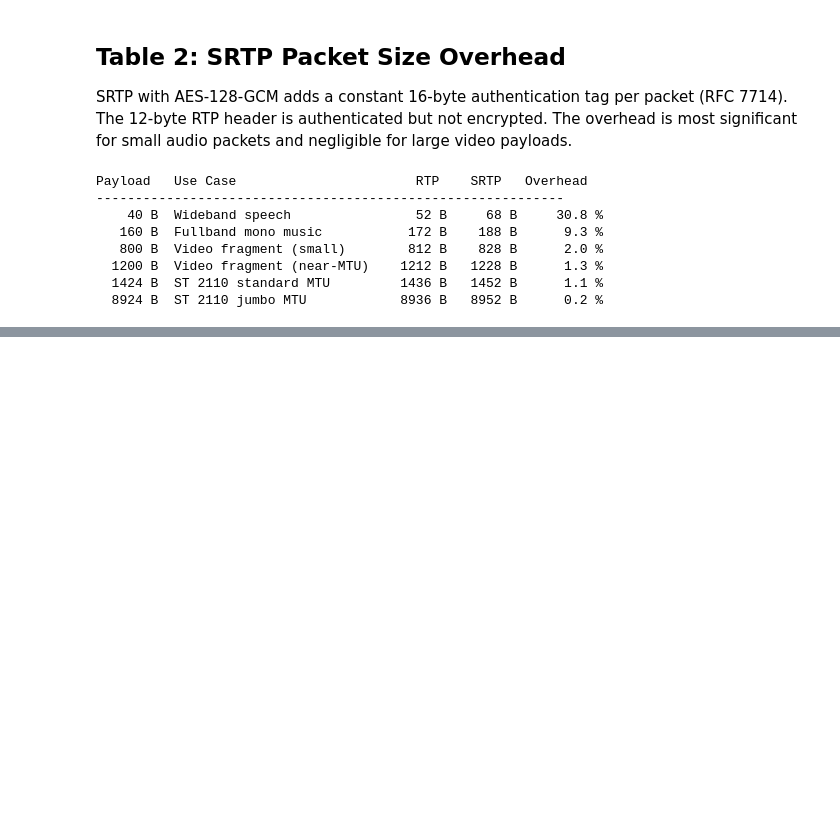
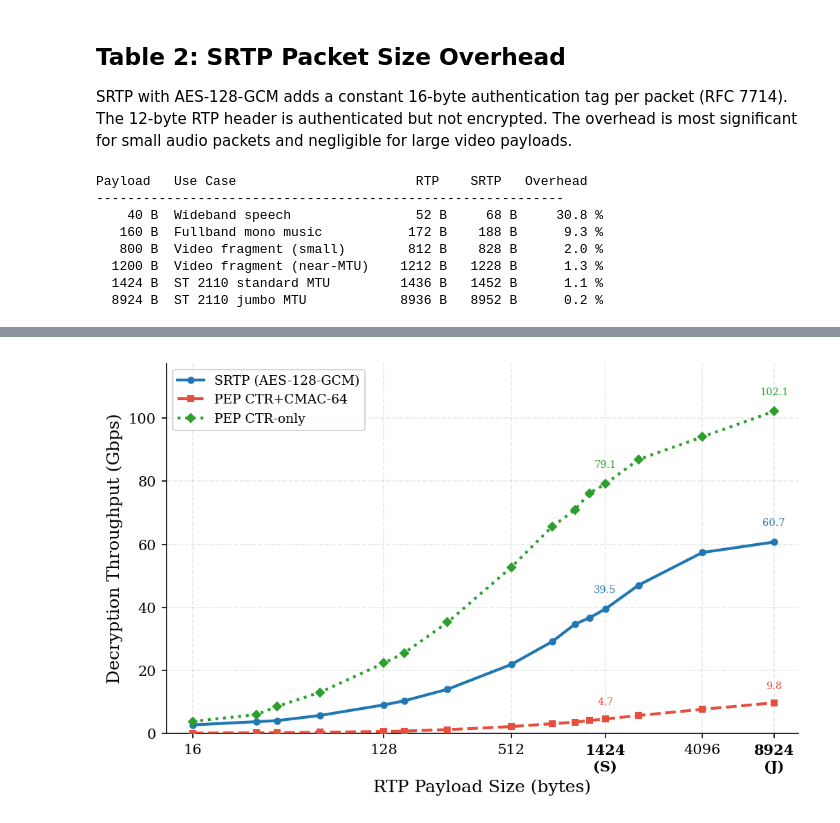
Before and after one commit to spring-epfl/SafeCast, a Jupyter notebook: figures_from_benches.ipynb, the cells around one changed output, grey strips where cells are left out. Drawn from its saved outputs; the diff is of its cells as text; code cells hidden in the pictures; blank space fills up the shorter version.

```diff
--- a/figures_from_benches.ipynb
+++ b/figures_from_benches.ipynb
@@ -449,0 +557,58 @@ Payload   Use Case                       RTP    SRTP   Overhead
+# %%
+# --- Figure 3b: SRTP vs PEP decryption throughput ---
+
+srtp_dec_tp     = np.array([unprotect_results[sz]['throughput_gbps'] for sz in common])
+pep_ctr_dec_tp  = np.array([pep_ctr_dec[sz]['throughput_gbps'] for sz in common])
+pep_cmac_dec_tp = np.array([pep_cmac_dec[sz]['throughput_gbps'] for sz in common])
+
+fig, ax = plt.subplots(figsize=(7, 4.5))
+
+ax.plot(sizes, srtp_dec_tp, 'o-', color='#1f77b4', linewidth=2,
+        markersize=4, zorder=5, label='SRTP (AES-128-GCM)')
+ax.plot(sizes, pep_cmac_dec_tp, 's--', color='#e74c3c', linewidth=2,
+        markersize=4, zorder=5, label='PEP CTR+CMAC-64')
+ax.plot(sizes, pep_ctr_dec_tp, 'D:', color='#2ca02c', linewidth=2,
+        markersize=4, zorder=5, label='PEP CTR-only')
+
+# --- Value labels at the two MTU sizes ---
+pt_off = 10
+for sz in [1424, 8924]:
+    tp = unprotect_results[sz]['throughput_gbps']
+    ax.annotate(f'{tp:.1f}', (sz, tp),
+                textcoords='offset points', xytext=(0, pt_off),
+                fontsize=7, ha='center', va='bottom', color='#1f77b4')
+    tp = pep_cmac_dec[sz]['throughput_gbps']
+    ax.annotate(f'{tp:.1f}', (sz, tp),
+                textcoords='offset points', xytext=(0, pt_off + 5),
+                fontsize=7, ha='center', va='top', color='#e74c3c')
+    tp = pep_ctr_dec[sz]['throughput_gbps']
+    ax.annotate(f'{tp:.1f}', (sz, tp),
+                textcoords='offset points', xytext=(0, pt_off),
+                fontsize=7, ha='center', va='bottom', color='#2ca02c')
+
+# --- Axis formatting ---
+ax.set_xscale('log', base=2)
+ax.set_xlabel('RTP Payload Size (bytes)')
+ax.set_ylabel('Decryption Throughput (Gbps)')
+
+xtick_sizes = [16, 128, 512, 1424, 4096, 8924]
+xtick_labels = ['16', '128', '512', '1424\n(S)', '4096', '8924\n(J)']
+ax.set_xticks(xtick_sizes)
+ax.set_xticklabels(xtick_labels, rotation=0, ha='center')
+ax.xaxis.set_minor_formatter(ticker.NullFormatter())
+
+for lbl in ax.xaxis.get_ticklabels():
+    if '(S)' in lbl.get_text() or '(J)' in lbl.get_text():
+        lbl.set_fontweight('bold')
+
+y_max = max(max(srtp_dec_tp), max(pep_ctr_dec_tp), max(pep_cmac_dec_tp)) * 1.15
+ax.set_ylim(0, y_max)
+ax.set_xlim(12, sizes[-1] * 1.3)
+ax.legend(loc='upper left')
+
+plt.tight_layout()
+plt.savefig(FIGURES_DIR / 'fig4b_srtp_vs_pep_decrypt.pdf')
+plt.savefig(FIGURES_DIR / 'fig4b_srtp_vs_pep_decrypt.png')
+plt.show()
+# %% [output]
+[figure, added]
```
Also changed, not shown: parts of 3 cells of this notebook.
